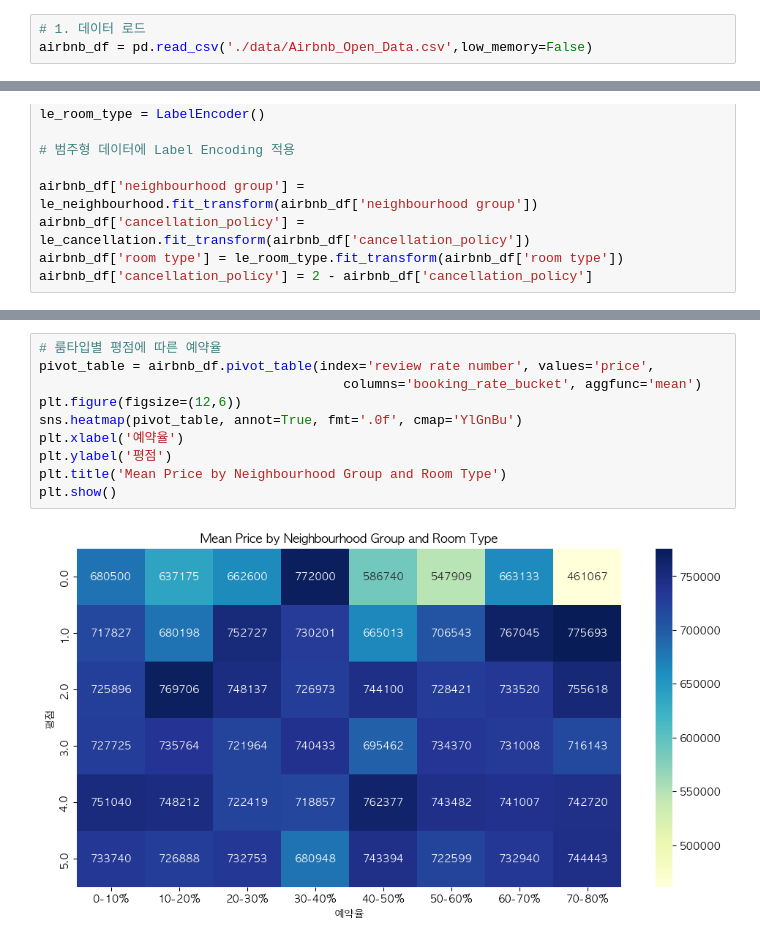
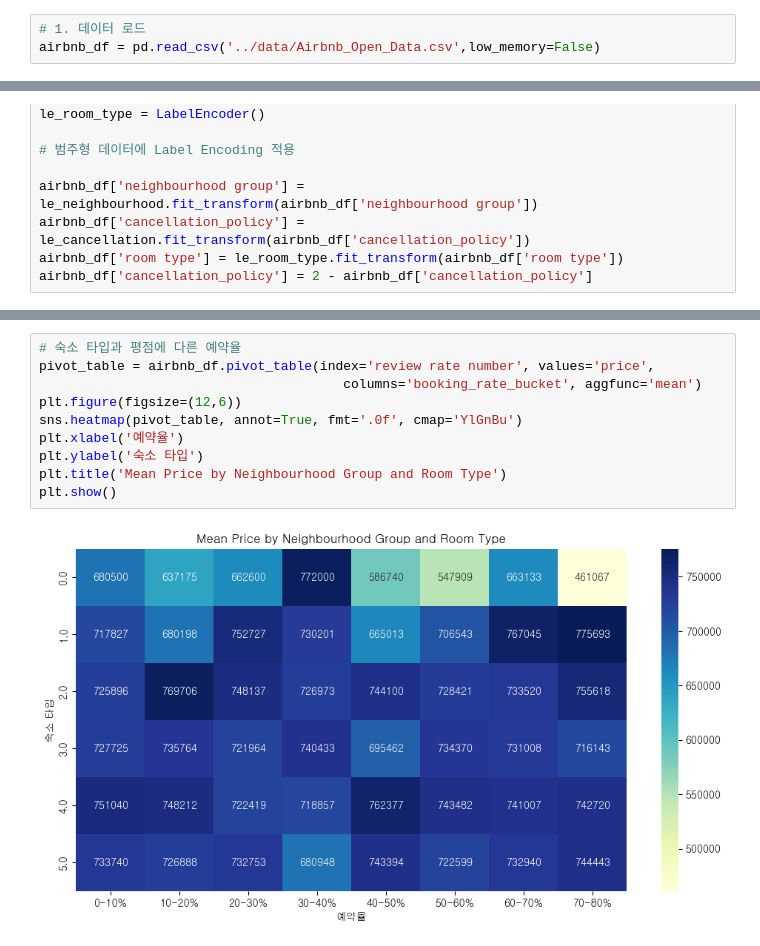
Before and after one commit to Nadaeji/airbnb-eda-insights, a Jupyter notebook: visualization/EDA 1.ipynb, the cells around one changed output, grey strips where cells are left out. Saved outputs shown, nothing was run; the diff lists cells and outputs as text.

```diff
--- a/visualization/EDA 1.ipynb
+++ b/visualization/EDA 1.ipynb
@@ -11,7 +13,7 @@ mp.rc('font',family='AppleGothic')
 plt.rcParams['axes.unicode_minus'] = False
 # %%
 # 1. 데이터 로드
-airbnb_df = pd.read_csv('./data/Airbnb_Open_Data.csv',low_memory=False)
+airbnb_df = pd.read_csv('../data/Airbnb_Open_Data.csv',low_memory=False)
 # %%
 # 2. 데이터 구조 및 기초 통계 확인
 airbnb_df.head()
@@ -404,12 +406,12 @@ plt.show()
 # %%
-# 룸타입별 평점에 따른 예약율
+# 숙소 타입과 평점에 다른 예약율
 pivot_table = airbnb_df.pivot_table(index='review rate number', values='price',
                                        columns='booking_rate_bucket', aggfunc='mean')
 plt.figure(figsize=(12,6))
 sns.heatmap(pivot_table, annot=True, fmt='.0f', cmap='YlGnBu')
 plt.xlabel('예약율')
-plt.ylabel('평점')
+plt.ylabel('숙소 타입')
 plt.title('Mean Price by Neighbourhood Group and Room Type')
 plt.show()
 # %% [output]
-[figure, old version]
+[figure, new version]
```
Also changed, not shown: parts of 23 cells of this notebook.
